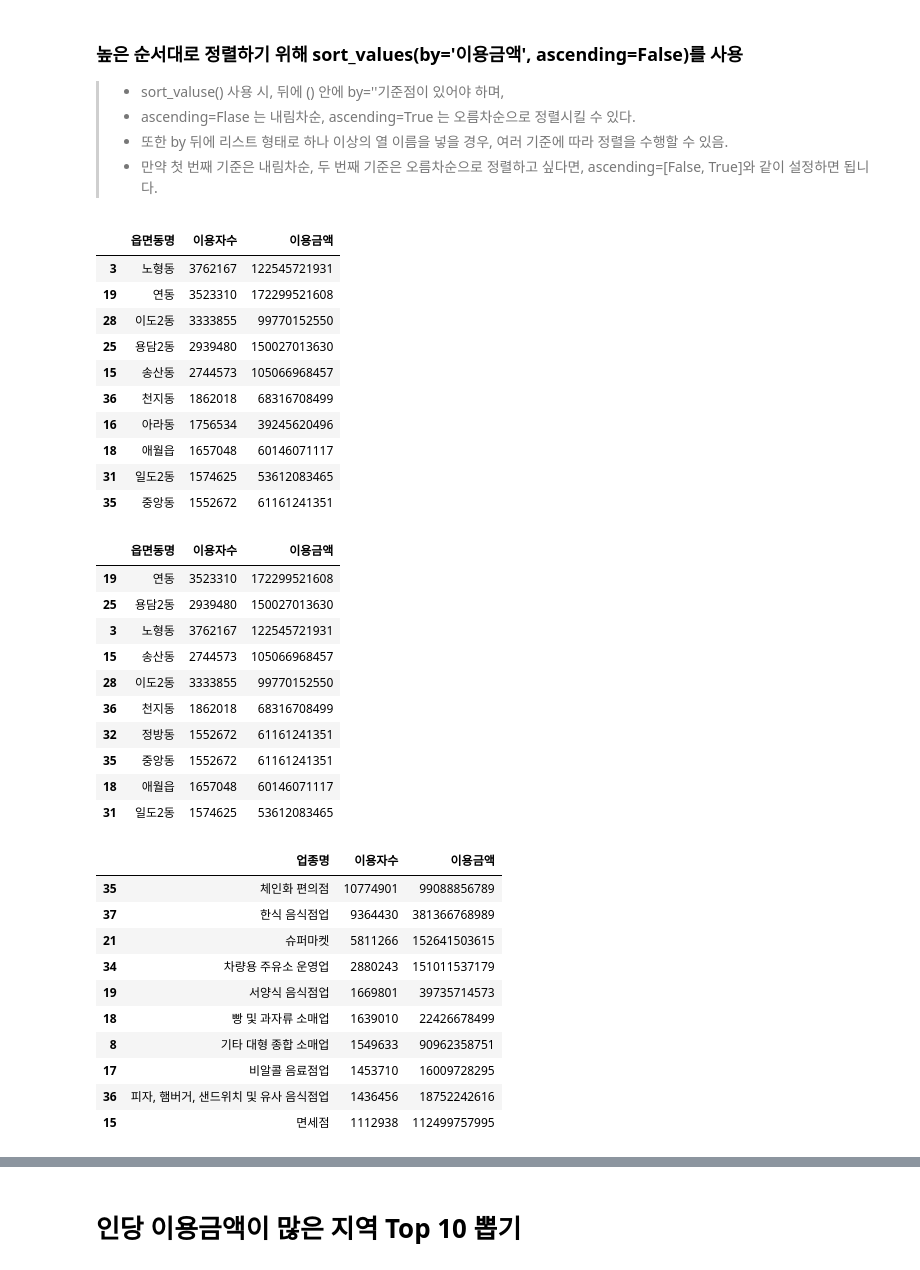
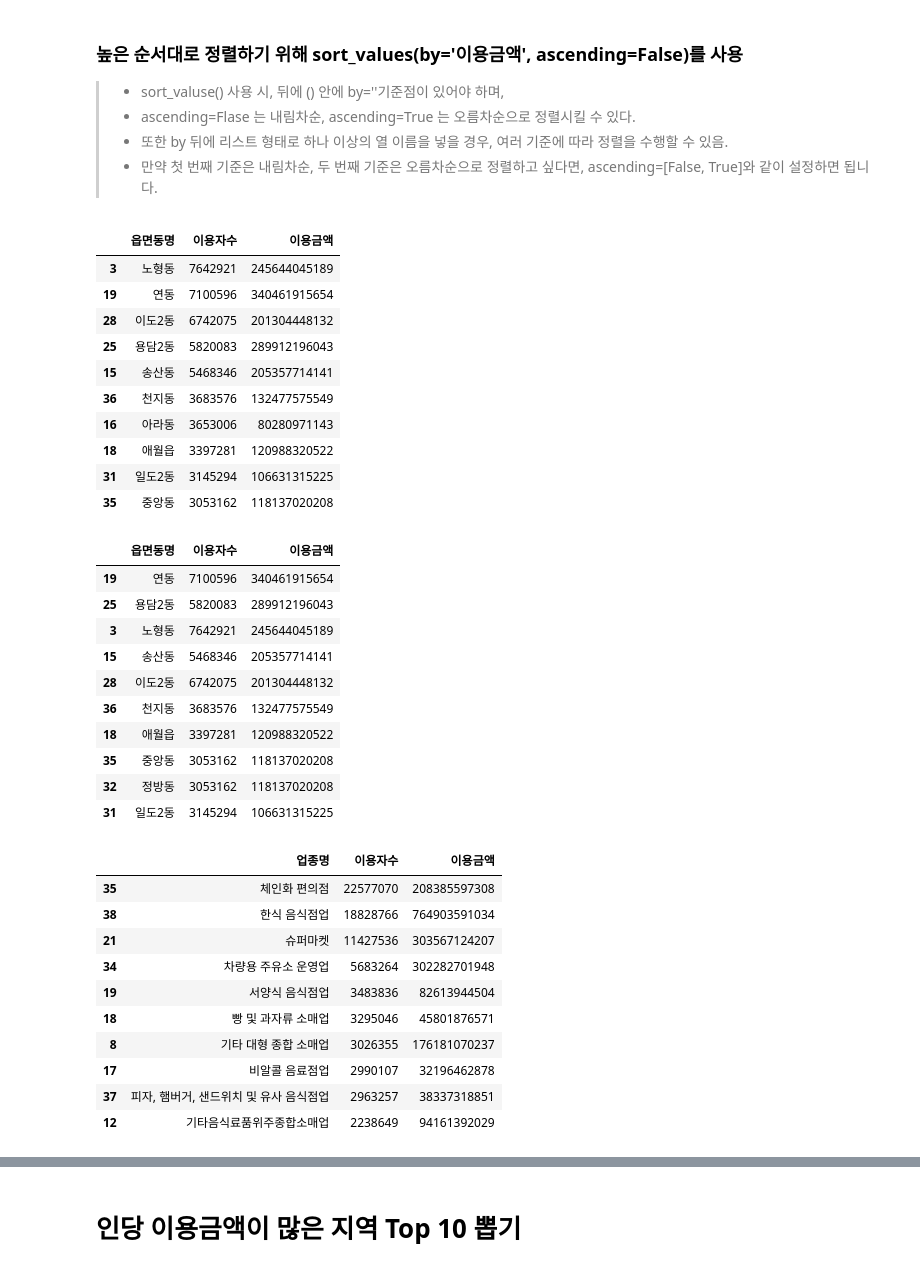
Before and after one commit to Suh0929/jupyter, a Jupyter notebook: jejudo_solo_project.ipynb, the cells around one changed output, grey strips where cells are left out. Saved outputs shown, nothing was run; the diff lists cells and outputs as text; code cells hidden in the pictures.

```diff
--- a/jejudo_solo_project.ipynb
+++ b/jejudo_solo_project.ipynb
@@ -259,48 +259,48 @@ memory usage: 2.9+ MB
 > - 또한 by 뒤에 리스트 형태로 하나 이상의 열 이름을 넣을 경우, 여러 기준에 따라 정렬을 수행할 수 있음.
 > - 만약 첫 번째 기준은 내림차순, 두 번째 기준은 오름차순으로 정렬하고 싶다면, ascending=[False, True]와 같이 설정하면 됩니다.
 # %%
-group_area = df.groupby('읍면동명').sum(numeric_only=True).reset_index()
+group_area = df_all.groupby('읍면동명').sum(numeric_only=True).reset_index()
 group_area.sort_values(by='이용자수', ascending=False).head(10)
 # %% [output]
 |  | 읍면동명 | 이용자수 | 이용금액 |
-| 3 | 노형동 | 3762167 | 122545721931 |
-| 19 | 연동 | 3523310 | 172299521608 |
-| 28 | 이도2동 | 3333855 | 99770152550 |
-| 25 | 용담2동 | 2939480 | 150027013630 |
-| 15 | 송산동 | 2744573 | 105066968457 |
-| 36 | 천지동 | 1862018 | 68316708499 |
-| 16 | 아라동 | 1756534 | 39245620496 |
-| 18 | 애월읍 | 1657048 | 60146071117 |
-| 31 | 일도2동 | 1574625 | 53612083465 |
-| 35 | 중앙동 | 1552672 | 61161241351 |
+| 3 | 노형동 | 7642921 | 245644045189 |
+| 19 | 연동 | 7100596 | 340461915654 |
+| 28 | 이도2동 | 6742075 | 201304448132 |
+| 25 | 용담2동 | 5820083 | 289912196043 |
+| 15 | 송산동 | 5468346 | 205357714141 |
+| 36 | 천지동 | 3683576 | 132477575549 |
+| 16 | 아라동 | 3653006 | 80280971143 |
+| 18 | 애월읍 | 3397281 | 120988320522 |
+| 31 | 일도2동 | 3145294 | 106631315225 |
+| 35 | 중앙동 | 3053162 | 118137020208 |
 # %%
-group_area = df.groupby('읍면동명').sum(numeric_only=True).reset_index()
+group_area = df_all.groupby('읍면동명').sum(numeric_only=True).reset_index()
 group_area.sort_values(by='이용금액', ascending=False).head(10)
 # %% [output]
 |  | 읍면동명 | 이용자수 | 이용금액 |
-| 19 | 연동 | 3523310 | 172299521608 |
-| 25 | 용담2동 | 2939480 | 150027013630 |
-| 3 | 노형동 | 3762167 | 122545721931 |
-| 15 | 송산동 | 2744573 | 105066968457 |
-| 28 | 이도2동 | 3333855 | 99770152550 |
-| 36 | 천지동 | 1862018 | 68316708499 |
-| 32 | 정방동 | 1552672 | 61161241351 |
-| 35 | 중앙동 | 1552672 | 61161241351 |
-| 18 | 애월읍 | 1657048 | 60146071117 |
-| 31 | 일도2동 | 1574625 | 53612083465 |
+| 19 | 연동 | 7100596 | 340461915654 |
+| 25 | 용담2동 | 5820083 | 289912196043 |
+| 3 | 노형동 | 7642921 | 245644045189 |
+| 15 | 송산동 | 5468346 | 205357714141 |
+| 28 | 이도2동 | 6742075 | 201304448132 |
+| 36 | 천지동 | 3683576 | 132477575549 |
+| 18 | 애월읍 | 3397281 | 120988320522 |
+| 35 | 중앙동 | 3053162 | 118137020208 |
+| 32 | 정방동 | 3053162 | 118137020208 |
+| 31 | 일도2동 | 3145294 | 106631315225 |
 # %%
-group_market = df.groupby('업종명').sum(numeric_only=True).reset_index()
+group_market = df_all.groupby('업종명').sum(numeric_only=True).reset_index()
 group_market.sort_values(by='이용자수', ascending=False).head(10)
 # %% [output]
 |  | 업종명 | 이용자수 | 이용금액 |
-| 35 | 체인화 편의점 | 10774901 | 99088856789 |
-| 37 | 한식 음식점업 | 9364430 | 381366768989 |
-| 21 | 슈퍼마켓 | 5811266 | 152641503615 |
-| 34 | 차량용 주유소 운영업 | 2880243 | 151011537179 |
-| 19 | 서양식 음식점업 | 1669801 | 39735714573 |
-| 18 | 빵 및 과자류 소매업 | 1639010 | 22426678499 |
-| 8 | 기타 대형 종합 소매업 | 1549633 | 90962358751 |
-| 17 | 비알콜 음료점업 | 1453710 | 16009728295 |
-| 36 | 피자, 햄버거, 샌드위치 및 유사 음식점업 | 1436456 | 18752242616 |
-| 15 | 면세점 | 1112938 | 112499757995 |
+| 35 | 체인화 편의점 | 22577070 | 208385597308 |
+| 38 | 한식 음식점업 | 18828766 | 764903591034 |
+| 21 | 슈퍼마켓 | 11427536 | 303567124207 |
+| 34 | 차량용 주유소 운영업 | 5683264 | 302282701948 |
+| 19 | 서양식 음식점업 | 3483836 | 82613944504 |
+| 18 | 빵 및 과자류 소매업 | 3295046 | 45801876571 |
+| 8 | 기타 대형 종합 소매업 | 3026355 | 176181070237 |
+| 17 | 비알콜 음료점업 | 2990107 | 32196462878 |
+| 37 | 피자, 햄버거, 샌드위치 및 유사 음식점업 | 2963257 | 38337318851 |
+| 12 | 기타음식료품위주종합소매업 | 2238649 | 94161392029 |
 # %%
```
Also changed, not shown: parts of 19 cells of this notebook.
